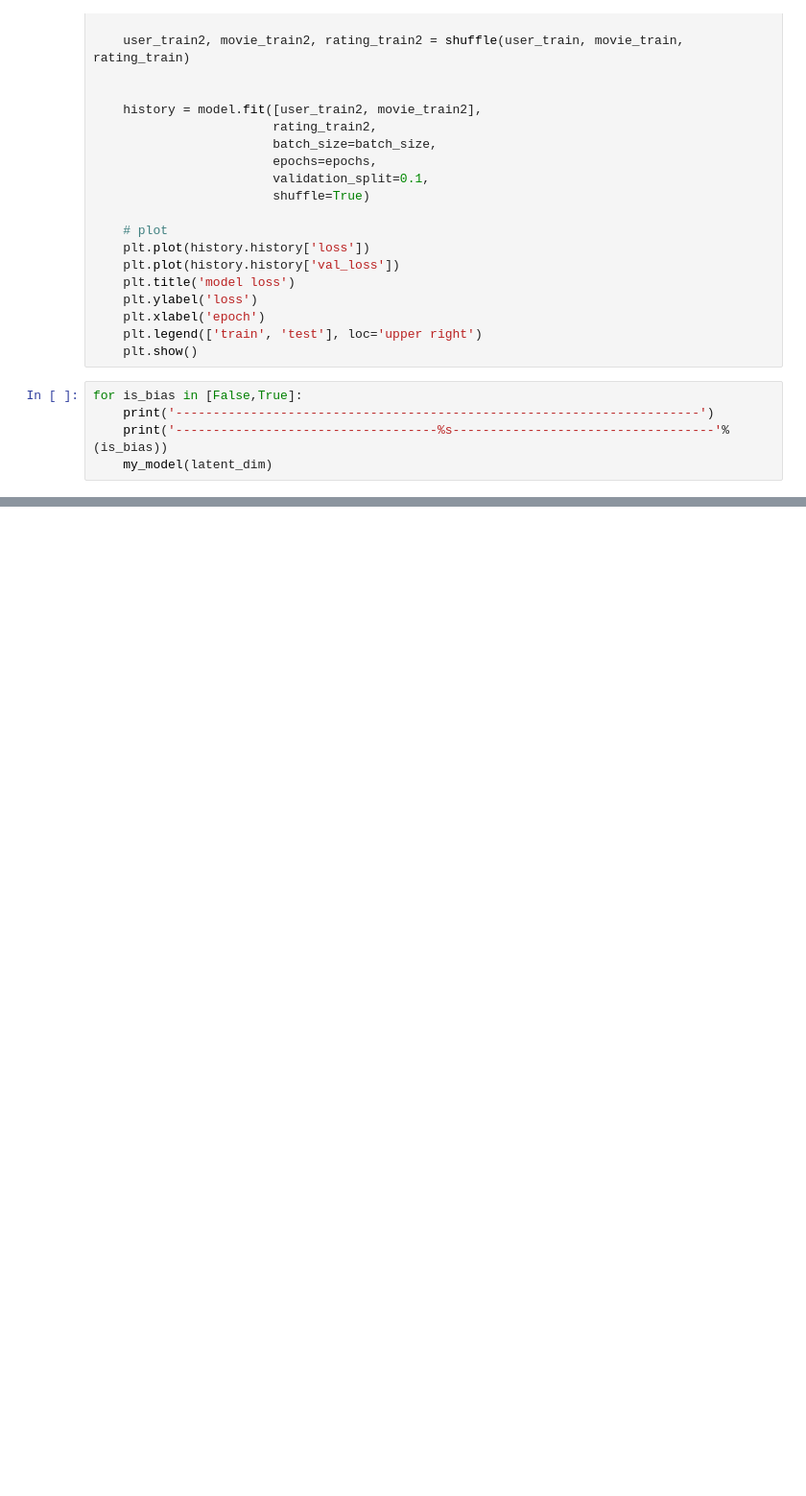
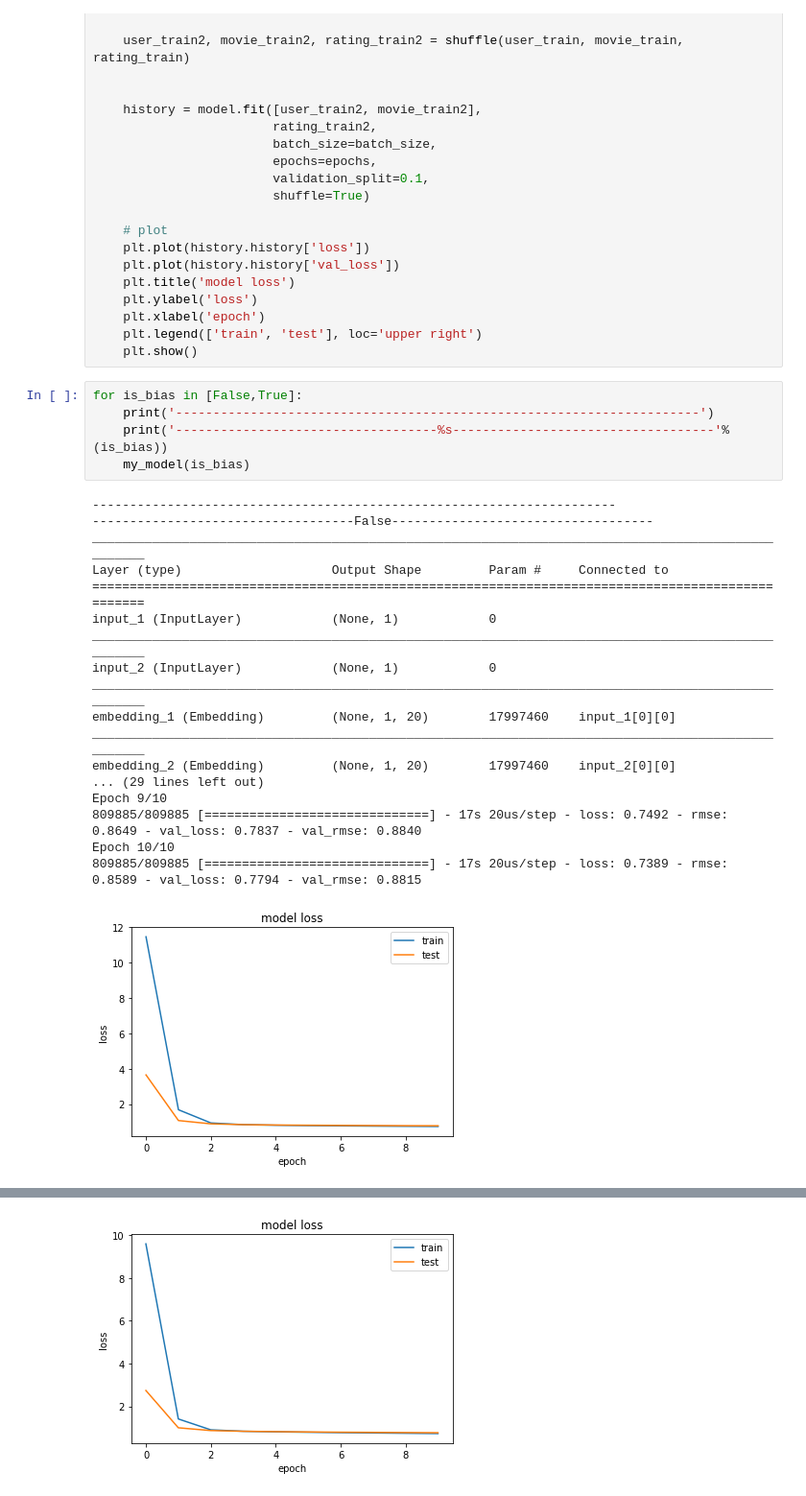
Before and after one commit to ryhryh/NTU-ML2017, a Jupyter notebook: hw5/p3.ipynb, the cells around one changed output, grey strips where cells are left out. Shown: that part at 96% size. Saved outputs shown, nothing was run; the diff lists cells and outputs as text; blank space fills up the shorter version.

```diff
--- a/hw5/p3.ipynb
+++ b/hw5/p3.ipynb
@@ -123,5 +125,24 @@ def my_model(is_bias):
 # %%
 for is_bias in [False,True]:
     print('----------------------------------------------------------------------')
     print('-----------------------------------%s-----------------------------------'%(is_bias))
-    my_model(latent_dim)
+    my_model(is_bias)
+# %% [output]
+----------------------------------------------------------------------
+-----------------------------------False-----------------------------------
+__________________________________________________________________________________________________
+Layer (type)                    Output Shape         Param #     Connected to
+==================================================================================================
+input_1 (InputLayer)            (None, 1)            0
+__________________________________________________________________________________________________
+input_2 (InputLayer)            (None, 1)            0
+__________________________________________________________________________________________________
+embedding_1 (Embedding)         (None, 1, 20)        17997460    input_1[0][0]
+__________________________________________________________________________________________________
+embedding_2 (Embedding)         (None, 1, 20)        17997460    input_2[0][0]
+... (29 lines left out)
+Epoch 9/10
+809885/809885 [==============================] - 17s 20us/step - loss: 0.7492 - rmse: 0.8649 - val_loss: 0.7837 - val_rmse: 0.8840
+Epoch 10/10
+809885/809885 [==============================] - 17s 20us/step - loss: 0.7389 - rmse: 0.8589 - val_loss: 0.7794 - val_rmse: 0.8815
+[figure, added]
@@ -127,0 +166 @@ for is_bias in [False,True]:
+[figure, added]
```
Also changed, not shown: parts of 8 cells of this notebook.
